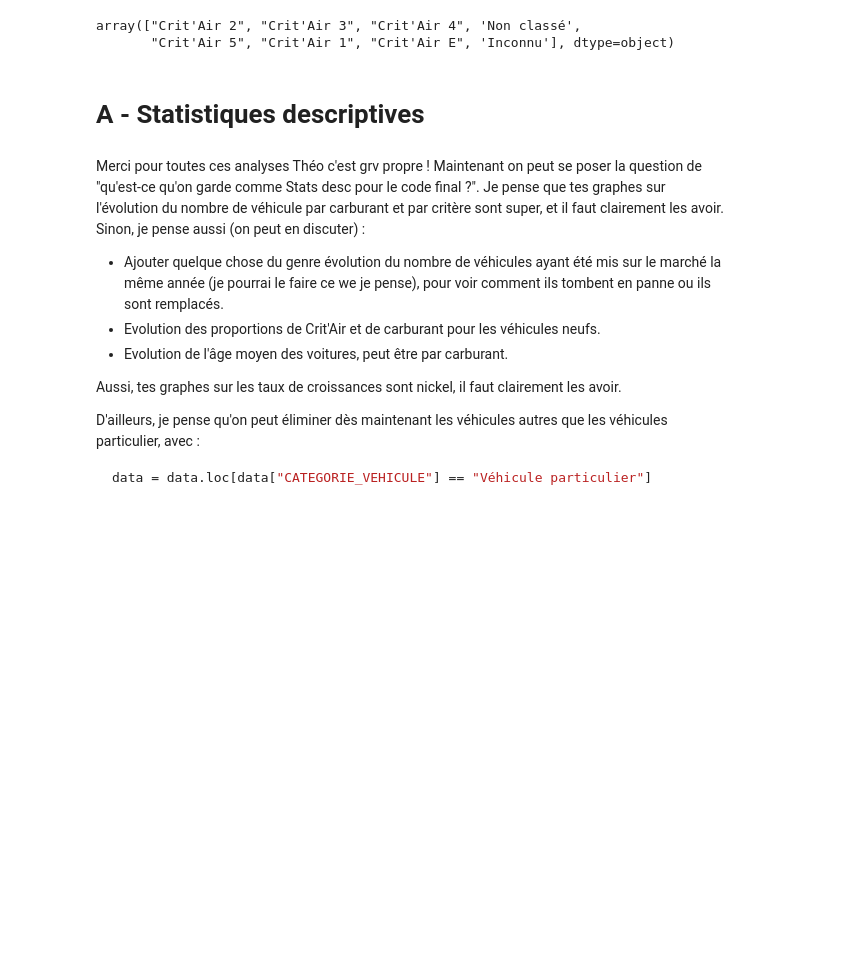
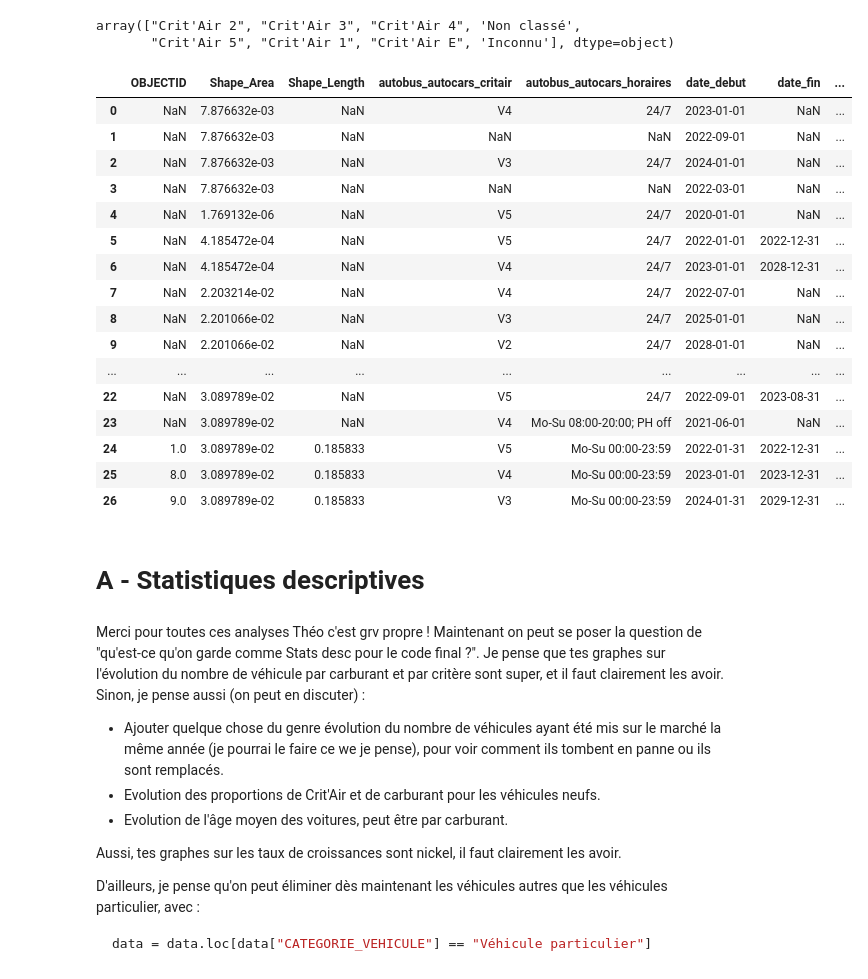
Before and after one commit to TheoLBTN/Projet-Python, a Jupyter notebook: Projet.ipynb, the cells around one changed output. Drawn from its saved outputs; the diff is of its cells as text; code cells hidden in the pictures; blank space fills up the shorter version.

Commit message:
ajout aires geojson : surface

```diff
--- a/Projet.ipynb
+++ b/Projet.ipynb
@@ -38,6 +40,37 @@ critair
 # %% [output]
 array(["Crit'Air 2", "Crit'Air 3", "Crit'Air 4", 'Non classé',
        "Crit'Air 5", "Crit'Air 1", "Crit'Air E", 'Inconnu'], dtype=object)
+# %%
+aires = []
+z = zones['geometry']
+for i in range(len(z)):
+    a = 0
+    if z[i].type == 'Polygon':
+        aires.append(poly.area)
+    elif z[i].type == 'MultiPolygon':
+        for poly in z[i].geoms:
+            a += poly.area
+        aires.append(a)
+zones['Shape_Area']=aires
+zones
+# %% [output]
+|  | OBJECTID | Shape_Area | Shape_Length | autobus_autocars_critair | autobus_autocars_horaires | date_debut | date_fin | ... |
+| 0 | NaN | 7.876632e-03 | NaN | V4 | 24/7 | 2023-01-01 | NaN | ... |
+| 1 | NaN | 7.876632e-03 | NaN | NaN | NaN | 2022-09-01 | NaN | ... |
+| 2 | NaN | 7.876632e-03 | NaN | V3 | 24/7 | 2024-01-01 | NaN | ... |
+| 3 | NaN | 7.876632e-03 | NaN | NaN | NaN | 2022-03-01 | NaN | ... |
+| 4 | NaN | 1.769132e-06 | NaN | V5 | 24/7 | 2020-01-01 | NaN | ... |
+| 5 | NaN | 4.185472e-04 | NaN | V5 | 24/7 | 2022-01-01 | 2022-12-31 | ... |
+| 6 | NaN | 4.185472e-04 | NaN | V4 | 24/7 | 2023-01-01 | 2028-12-31 | ... |
+| 7 | NaN | 2.203214e-02 | NaN | V4 | 24/7 | 2022-07-01 | NaN | ... |
+| 8 | NaN | 2.201066e-02 | NaN | V3 | 24/7 | 2025-01-01 | NaN | ... |
+| 9 | NaN | 2.201066e-02 | NaN | V2 | 24/7 | 2028-01-01 | NaN | ... |
+| ... | ... | ... | ... | ... | ... | ... | ... | ... |
+| 22 | NaN | 3.089789e-02 | NaN | V5 | 24/7 | 2022-09-01 | 2023-08-31 | ... |
+| 23 | NaN | 3.089789e-02 | NaN | V4 | Mo-Su 08:00-20:00; PH off | 2021-06-01 | NaN | ... |
+| 24 | 1.0 | 3.089789e-02 | 0.185833 | V5 | Mo-Su 00:00-23:59 | 2022-01-31 | 2022-12-31 | ... |
+| 25 | 8.0 | 3.089789e-02 | 0.185833 | V4 | Mo-Su 00:00-23:59 | 2023-01-01 | 2023-12-31 | ... |
+| 26 | 9.0 | 3.089789e-02 | 0.185833 | V3 | Mo-Su 00:00-23:59 | 2024-01-31 | 2029-12-31 | ... |
 # %% [markdown]
 # A - Statistiques descriptives
 # %% [markdown]
```
Also changed, not shown: parts of 1 cell of this notebook.
